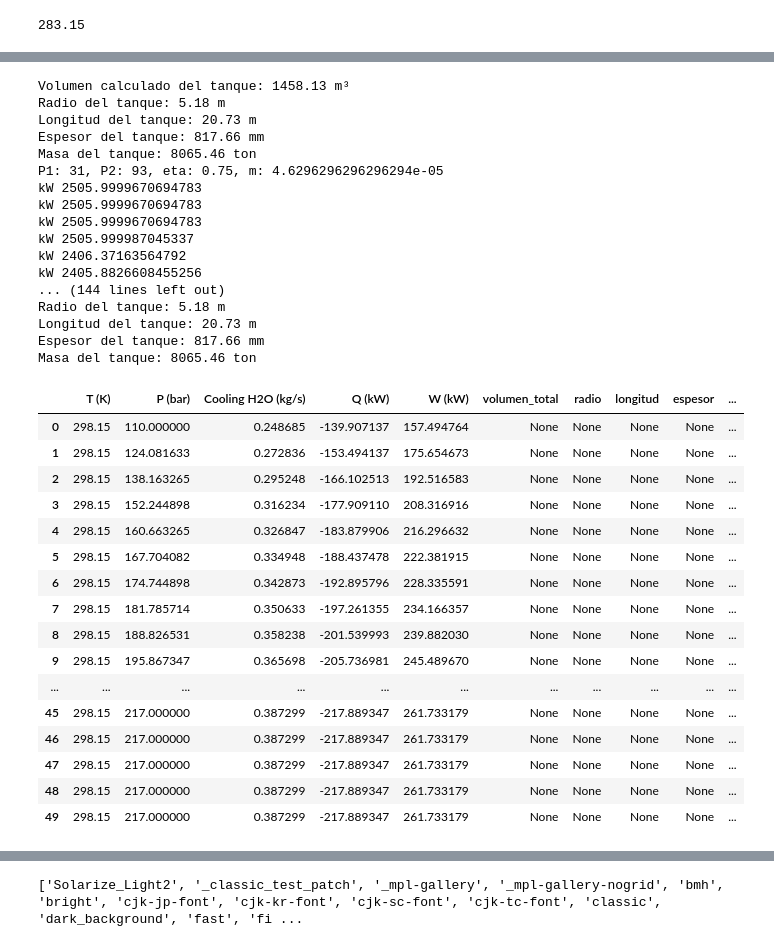
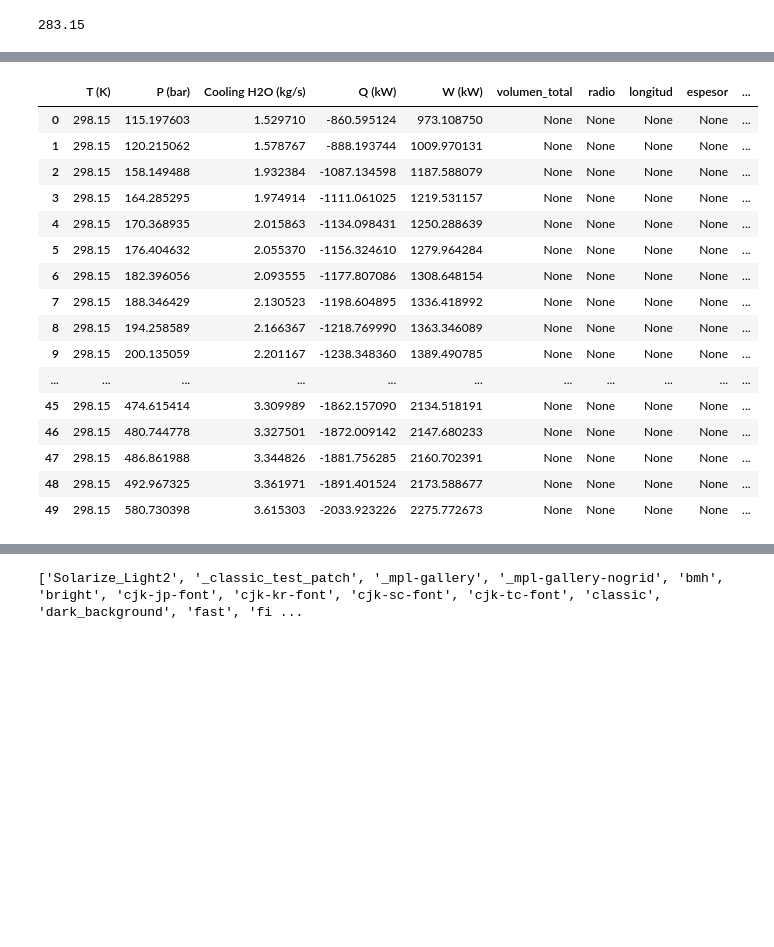
Before and after one commit to SOTO729/8vo, a Jupyter notebook: Dimensionamiento de Equipos/Sistema de Compresión.ipynb, the cells around one changed output, grey strips where cells are left out. Saved outputs shown, nothing was run; the diff lists cells and outputs as text; code cells hidden in the pictures; blank space fills up the shorter version.

```diff
--- a/Dimensionamiento de Equipos/Sistema de Compresión.ipynb
+++ b/Dimensionamiento de Equipos/Sistema de Compresión.ipynb
@@ -3,7 +3,7 @@ import numpy as np
 import pandas as pd
 # %%
 rho_tank=4500 #kg/m3
-m=4/86400#ton/s
+m=24/86400#ton/s
 P=410#bar
 T=273.15+25
 T1=T
@@ -256,7 +256,7 @@ NA="Nickel Alloy"
 import numpy as np
 from scipy.optimize import root
 
-def calcular_dimension_tanque(P, m, crit, tipo, rho_tank, T=300, x0=[1, 1]):
+def calcular_dimension_tanque(P, m, crit, tipo, rho_tank, T=300, x0=[1, 4]):
     """
     Calcula las dimensiones, espesor y masa de un tanque en base a parámetros de entrada.
 
@@ -286,7 +286,7 @@ def calcular_dimension_tanque(P, m, crit, tipo, rho_tank, T=300, x0=[1, 1]):
     # Se recalcula V_objetivo usando el método de Peng–Robinson (se asume PRv2 está definida)
     resul_peng = PRv2(crit['Tc'][0], crit['Pc'][0], crit['PM'][0], crit['w'][0], T, (P)*100)
     z = np.real(max(np.roots([1, resul_peng['m'], resul_peng['n'], resul_peng['o']])))
-    r1 = (100 * P1 * crit['PM'][0]) / (z * 8.314 * T)
+    r1 = (100 * P * crit['PM'][0]) / (z * 8.314 * T)
     V1 = m / r1
     V_objetivo = V1
 
@@ -420,7 +420,7 @@ T1="Type I"
 T2="Type II"
 T3="Type III & IV"
 # %%
-Pes=list(np.linspace(110,800))
+Pes=list(np.linspace(110,500))
 # %%
 m
 # %% [output]
@@ -580,11 +478,13 @@ for i in range(len(Pes)):
     P2_target = P
 
     # Cálculo del número de etapas
-    N_etapas = np.ceil((np.log(P2_target) / np.log(Po)) / np.log(3))
+    N_etapas = np.ceil(np.log((P2_target) / (Po)) / np.log(2))
     stages.append(N_etapas)
 
+    r, pressures = pressure_increment_per_stage(Po, P2_target, int(N_etapas))
+    pressures.pop(0)
     # Se calcula el valor “sin límite” para el incremento de presión en cada etapa
-    p_etapa = P_diff / N_etapas
+
 
     # Se inicializa la lista de presiones. El primer valor es la presión base Po.
     P_acum = [Po]
@@ -608,14 +508,14 @@ for i in range(len(Pes)):
             allowed_increment = 2 * P_acum[-1]
 
         # Se aplica la restricción: se toma el mínimo entre el valor calculado originalmente y el permitido.
-        p_etapa_actual = min(p_etapa, allowed_increment)
+        p_etapa_actual = pressures[j]/2
 
         # Se calculan las presiones de entrada y salida de la etapa
         P1 = sum(P_acum)
         P_acum.append(p_etapa_actual)
         P2 = sum(P_acum)
 
-        print(f"P1: {P1}, P2: {P2}, eta: {eta}, m: {m}")
+
 
         # Resolver para el trabajo reversible utilizando root
         x0 = [1.0]
@@ -627,15 +527,15 @@ for i in range(len(Pes)):
 
         # Cálculo del trabajo y otros parámetros
         tkñ = sol.x[0]  # Valor obtenido para T2 (en K)
-        print('kkkkkkk', tkñ)
+        #print('kkkkkkk', tkñ)
         resultado = trabajo_reversible(m, P1, P2, eta, tkñ - 273.15, 298.15)
-        print(f"W: {resultado:.20f} kW")
+        #print(f"W: {resultado:.20f} kW")
 
         # Resolver la ecuación de balance
         solucion = root(balance, x0, args=(tkñ, Tref_val, m), method='hybr')
         if solucion.success:
             x_encontrado = solucion.x[0]
-            print(f"Solución encontrada: x = {x_encontrado:.6f}")
+
 
             # Se actualizan los acumuladores de datos de la etapa
             Temps.append(25 + 273.15)
@@ -693,9 +593,10 @@ for i in range(len(Pes)):
     waterr.append(df_compresores.loc[tot_idx]['Cooling H2O (kg/s)'])
 
     # Cálculo de dimensiones del tanque y su costo
-    resultadot = calcular_dimension_tanque(df_compresores.loc[tot_idx]['P (bar)'], 10000, crit, 'hemi', 4500)
+    resultadot = calcular_dimension_tanque(df_compresores.loc[tot_idx]['P (bar)'], (((m*86400)*1e3)*(4/24))*2.5, crit, 'hemi', 4500)
     calculator1 = TankCostCalculator("Type I", resultadot['masa'] * 1e3)
-    total_price = calculator.final #+ calculator1.final
+
+    total_price =  calculator1.final + calculator.final
     price_list.append(total_price)
 
     # Crear un diccionario que combine los datos totales y la info de calculator
@@ -826,37 +676,20 @@ Solución encontrada: x = 0.170214
-Volumen calculado del tanque: 1458.13 m³
-Radio del tanque: 5.18 m
-Longitud del tanque: 20.73 m
-Espesor del tanque: 817.66 mm
-Masa del tanque: 8065.46 ton
-P1: 31, P2: 93, eta: 0.75, m: 4.6296296296296294e-05
-kW 2505.9999670694783
-kW 2505.9999670694783
-kW 2505.9999670694783
-kW 2505.999987045337
-kW 2406.37163564792
-kW 2405.8826608455256
-... (144 lines left out)
-Radio del tanque: 5.18 m
-Longitud del tanque: 20.73 m
-Espesor del tanque: 817.66 mm
-Masa del tanque: 8065.46 ton
 |  | T (K) | P (bar) | Cooling H2O (kg/s) | Q (kW) | W (kW) | volumen_total | radio | longitud | espesor | ... |
-| 0 | 298.15 | 110.000000 | 0.248685 | -139.907137 | 157.494764 | None | None | None | None | ... |
-| 1 | 298.15 | 124.081633 | 0.272836 | -153.494137 | 175.654673 | None | None | None | None | ... |
-| 2 | 298.15 | 138.163265 | 0.295248 | -166.102513 | 192.516583 | None | None | None | None | ... |
-| 3 | 298.15 | 152.244898 | 0.316234 | -177.909110 | 208.316916 | None | None | None | None | ... |
-| 4 | 298.15 | 160.663265 | 0.326847 | -183.879906 | 216.296632 | None | None | None | None | ... |
-| 5 | 298.15 | 167.704082 | 0.334948 | -188.437478 | 222.381915 | None | None | None | None | ... |
-| 6 | 298.15 | 174.744898 | 0.342873 | -192.895796 | 228.335591 | None | None | None | None | ... |
-| 7 | 298.15 | 181.785714 | 0.350633 | -197.261355 | 234.166357 | None | None | None | None | ... |
-| 8 | 298.15 | 188.826531 | 0.358238 | -201.539993 | 239.882030 | None | None | None | None | ... |
-| 9 | 298.15 | 195.867347 | 0.365698 | -205.736981 | 245.489670 | None | None | None | None | ... |
+| 0 | 298.15 | 115.197603 | 1.529710 | -860.595124 | 973.108750 | None | None | None | None | ... |
+| 1 | 298.15 | 120.215062 | 1.578767 | -888.193744 | 1009.970131 | None | None | None | None | ... |
+| 2 | 298.15 | 158.149488 | 1.932384 | -1087.134598 | 1187.588079 | None | None | None | None | ... |
+| 3 | 298.15 | 164.285295 | 1.974914 | -1111.061025 | 1219.531157 | None | None | None | None | ... |
+| 4 | 298.15 | 170.368935 | 2.015863 | -1134.098431 | 1250.288639 | None | None | None | None | ... |
+| 5 | 298.15 | 176.404632 | 2.055370 | -1156.324610 | 1279.964284 | None | None | None | None | ... |
+| 6 | 298.15 | 182.396056 | 2.093555 | -1177.807086 | 1308.648154 | None | None | None | None | ... |
+| 7 | 298.15 | 188.346429 | 2.130523 | -1198.604895 | 1336.418992 | None | None | None | None | ... |
+| 8 | 298.15 | 194.258589 | 2.166367 | -1218.769990 | 1363.346089 | None | None | None | None | ... |
+| 9 | 298.15 | 200.135059 | 2.201167 | -1238.348360 | 1389.490785 | None | None | None | None | ... |
 | ... | ... | ... | ... | ... | ... | ... | ... | ... | ... | ... |
-| 45 | 298.15 | 217.000000 | 0.387299 | -217.889347 | 261.733179 | None | None | None | None | ... |
-| 46 | 298.15 | 217.000000 | 0.387299 | -217.889347 | 261.733179 | None | None | None | None | ... |
-| 47 | 298.15 | 217.000000 | 0.387299 | -217.889347 | 261.733179 | None | None | None | None | ... |
-| 48 | 298.15 | 217.000000 | 0.387299 | -217.889347 | 261.733179 | None | None | None | None | ... |
-| 49 | 298.15 | 217.000000 | 0.387299 | -217.889347 | 261.733179 | None | None | None | None | ... |
+| 45 | 298.15 | 474.615414 | 3.309989 | -1862.157090 | 2134.518191 | None | None | None | None | ... |
+| 46 | 298.15 | 480.744778 | 3.327501 | -1872.009142 | 2147.680233 | None | None | None | None | ... |
+| 47 | 298.15 | 486.861988 | 3.344826 | -1881.756285 | 2160.702391 | None | None | None | None | ... |
+| 48 | 298.15 | 492.967325 | 3.361971 | -1891.401524 | 2173.588677 | None | None | None | None | ... |
+| 49 | 298.15 | 580.730398 | 3.615303 | -2033.923226 | 2275.772673 | None | None | None | None | ... |
 # %%
 import matplotlib.pyplot as plt
 import scienceplots  # Asegúrate de tener instalado: pip install SciencePlots
```
Also changed, not shown: parts of 18 cells of this notebook, 1 other file.
